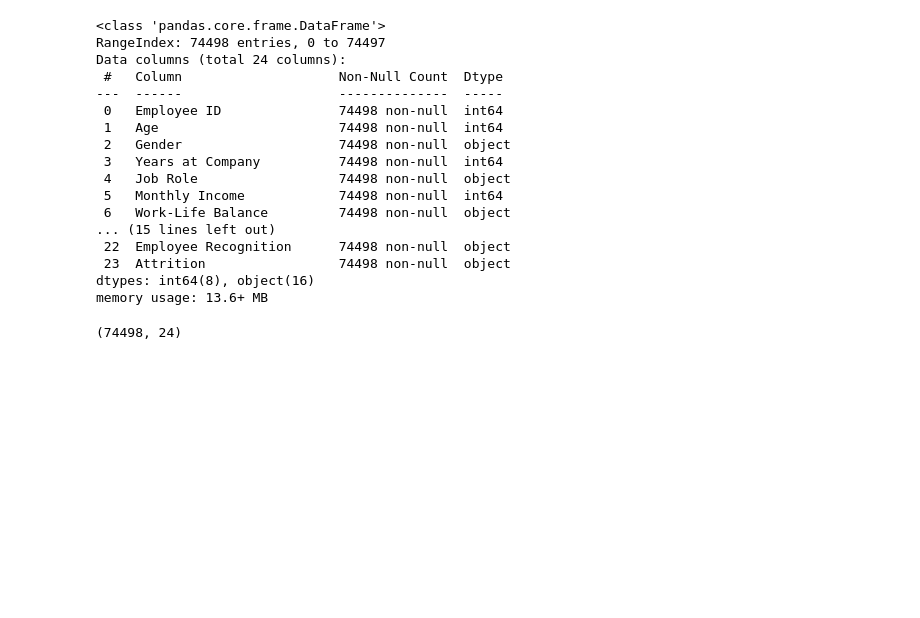
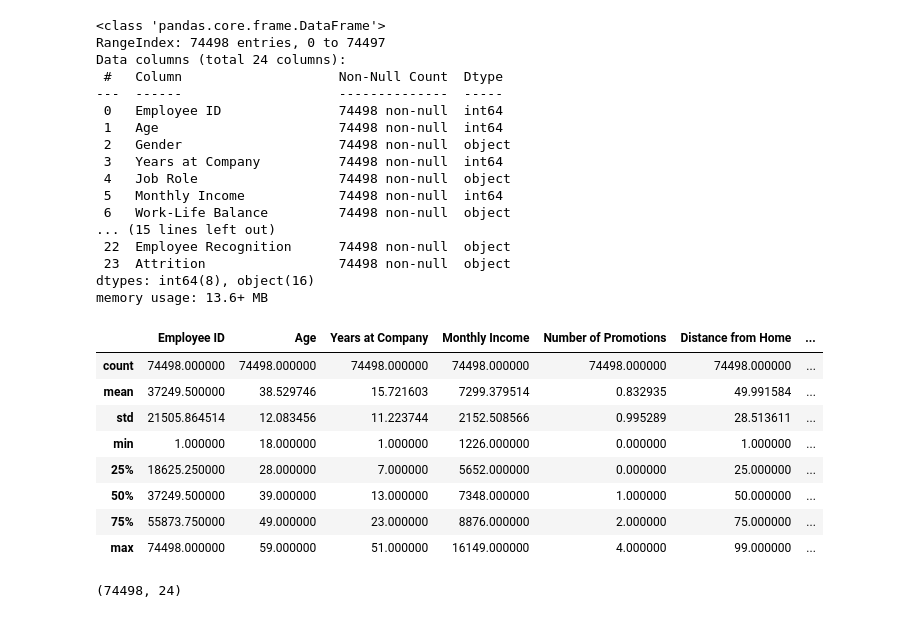
Before and after one commit to KfirTayar/Employee_Attrition_Analysis, a Jupyter notebook: Employee_Attrition_Data_Preparation.ipynb, the cells around one changed output. Saved outputs shown, nothing was run; the diff lists cells and outputs as text; code cells hidden in the pictures; blank space fills up the shorter version.

```diff
--- a/Employee_Attrition_Data_Preparation.ipynb
+++ b/Employee_Attrition_Data_Preparation.ipynb
@@ -57,6 +47,18 @@ Data columns (total 24 columns):
 dtypes: int64(8), object(16)
 memory usage: 13.6+ MB
 # %%
-df.shape
+df.describe()
 # %% [output]
-(74498, 24)
+|  | Employee ID | Age | Years at Company | Monthly Income | Number of Promotions | Distance from Home | ... |
+| count | 74498.000000 | 74498.000000 | 74498.000000 | 74498.000000 | 74498.000000 | 74498.000000 | ... |
+| mean | 37249.500000 | 38.529746 | 15.721603 | 7299.379514 | 0.832935 | 49.991584 | ... |
+| std | 21505.864514 | 12.083456 | 11.223744 | 2152.508566 | 0.995289 | 28.513611 | ... |
+| min | 1.000000 | 18.000000 | 1.000000 | 1226.000000 | 0.000000 | 1.000000 | ... |
+| 25% | 18625.250000 | 28.000000 | 7.000000 | 5652.000000 | 0.000000 | 25.000000 | ... |
+| 50% | 37249.500000 | 39.000000 | 13.000000 | 7348.000000 | 1.000000 | 50.000000 | ... |
+| 75% | 55873.750000 | 49.000000 | 23.000000 | 8876.000000 | 2.000000 | 75.000000 | ... |
+| max | 74498.000000 | 59.000000 | 51.000000 | 16149.000000 | 4.000000 | 99.000000 | ... |
+# %%
+df.shape
+# %% [output]
+(74498, 24)
```
Also changed, not shown: parts of 17 cells of this notebook, 1 other file.
